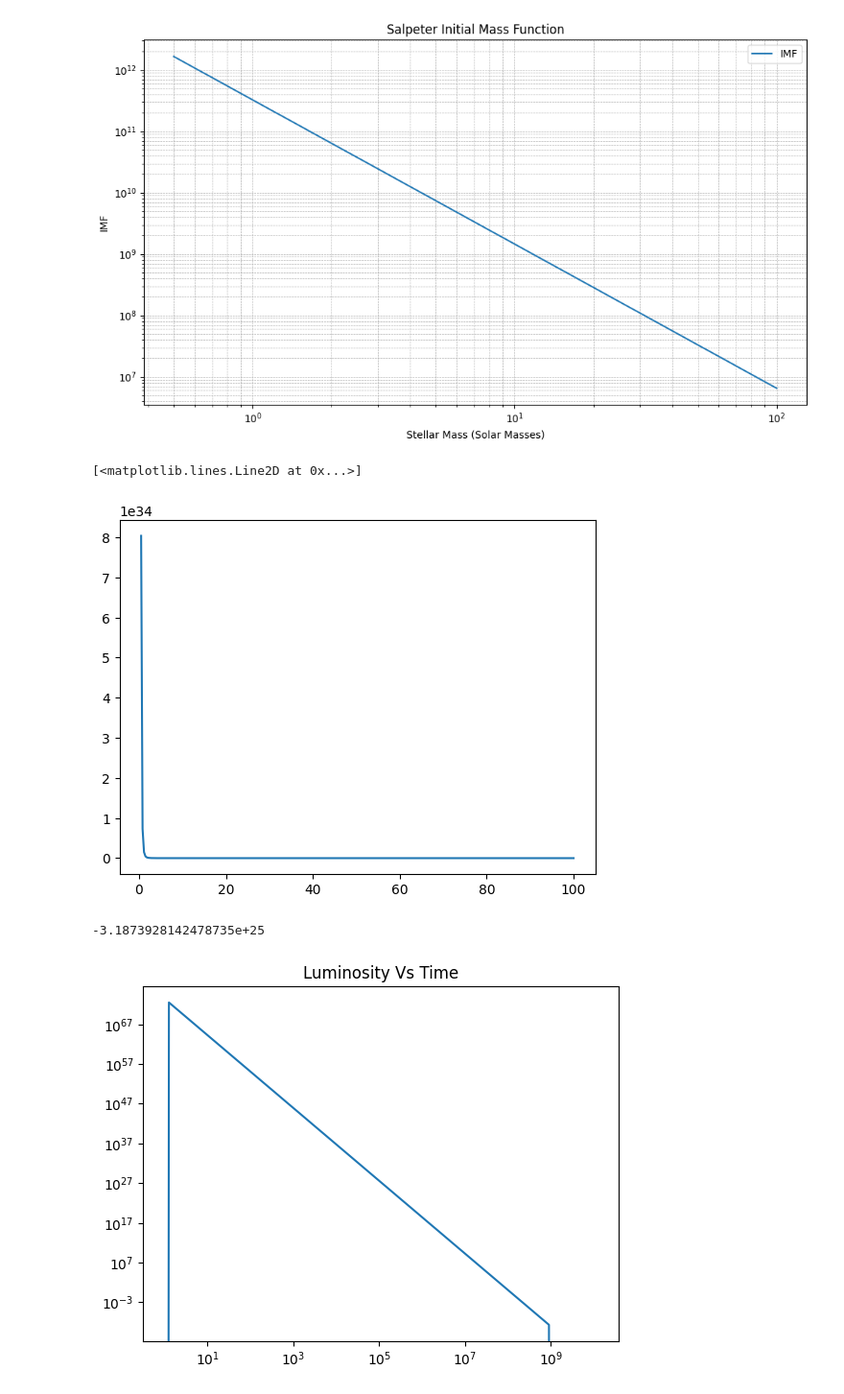
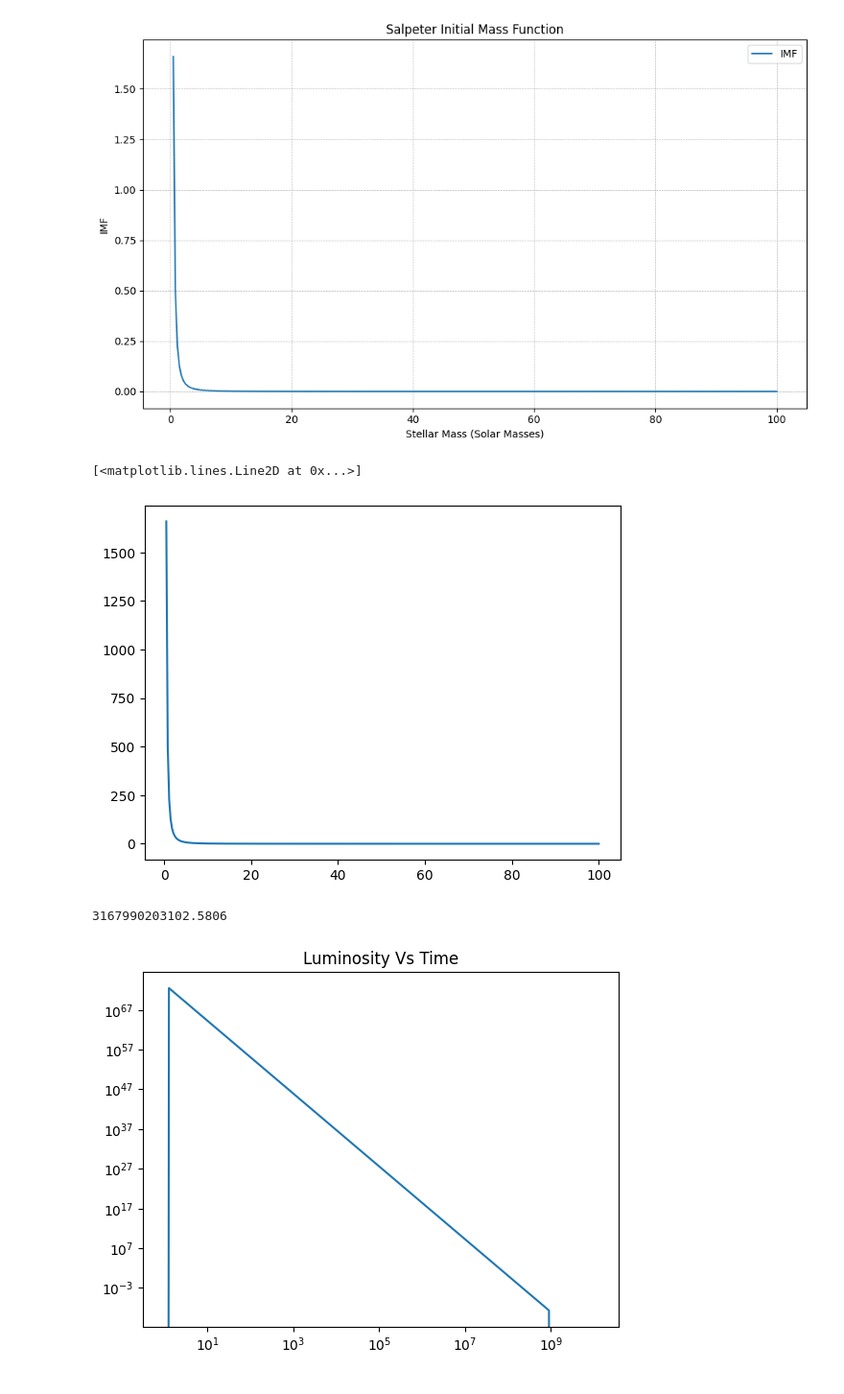
Before and after one commit to StephenJohnson-CardiffUni/Astro, a Jupyter notebook: GalaxiesAssignment.ipynb, the cells around one changed output. Shown at 96% size. Drawn from its saved outputs; the diff is of its cells as text; code cells hidden in the pictures.

```diff
--- a/GalaxiesAssignment.ipynb
+++ b/GalaxiesAssignment.ipynb
@@ -46,7 +46,7 @@ massBins = 300
 masses = np.linspace(StarMassMin, StarMassMax, num=massBins) #TestMasses for Graphing
 massBinWidth = sum(masses)/massBins
 
-IMFvals = IMF(masses) # Mass Dristribution
+IMFvals = IMF(masses)/initialMass # Mass Dristribution
 
 lumsByMass = IMFvals*luminosity_func(masses) # IMF*luminositys | In Solar Lumins
 
@@ -54,8 +54,8 @@ lumsByMass = IMFvals*luminosity_func(masses) # IMF*luminositys | In Solar Lumins
 # Plot the Initial Mass Function (IMF) with improved formatting
 plt.figure(figsize=(10, 6))
 plt.plot(masses, IMFvals, label='IMF')
-plt.xscale('log')
-plt.yscale('log')
+# plt.xscale('log')
+# plt.yscale('log')
 plt.xlabel('Stellar Mass (Solar Masses)')
 plt.ylabel('IMF')
 plt.title('Salpeter Initial Mass Function')
@@ -77,7 +77,7 @@ plt.show()
 # plt.tight_layout()
 # plt.show()
 # %% [output]
-[figure, old version]
+[figure, new version]
 # %%
 
 timeSteps = 100
@@ -94,7 +94,10 @@ lifeTimes = lifeTime_func(masses)
 for i, t in enumerate(timeArray):
   #At each time setp - add more stars to born list if still forming, starsborn = mass that slice,
   if t < 1e9:
-    StarsBorn[i] = IMF(masses) * (SFR * (t - timeArray[i-1]))
+    if i == 0:  # Handling the case when t is equal to the first value in timeArray
+      StarsBorn[i] = IMF(masses) * (SFR * t) / initialMass
+    else:
+      StarsBorn[i] = IMF(masses) * (SFR * (t - timeArray[i - 1])) / initialMass
 
   for j, m in enumerate(masses):
     #look back in born list (t - lifeTime) and add up numbers for that many preceding steps
@@ -128,14 +131,14 @@ for i,t in enumerate(timeArray):
     if isnan(stepMass[i]):
       stepMass[i] = 0
 # %%
-plt.plot(masses,IMFvals*StarsBorn[80])
+plt.plot(masses,StarsBorn[0])
 # %% [output]
 [<matplotlib.lines.Line2D at 0x...>]
-[figure, old version]
+[figure, new version]
 # %%
-print(sum(stepMass))
+print(sum(sum(StarsBorn*masses)))
 # %% [output]
--3.1873928142478735e+25
+3167990203102.5806
 # %%
 plt.plot(timeArray,stepLums)
 plt.title('Luminosity Vs Time')
```
